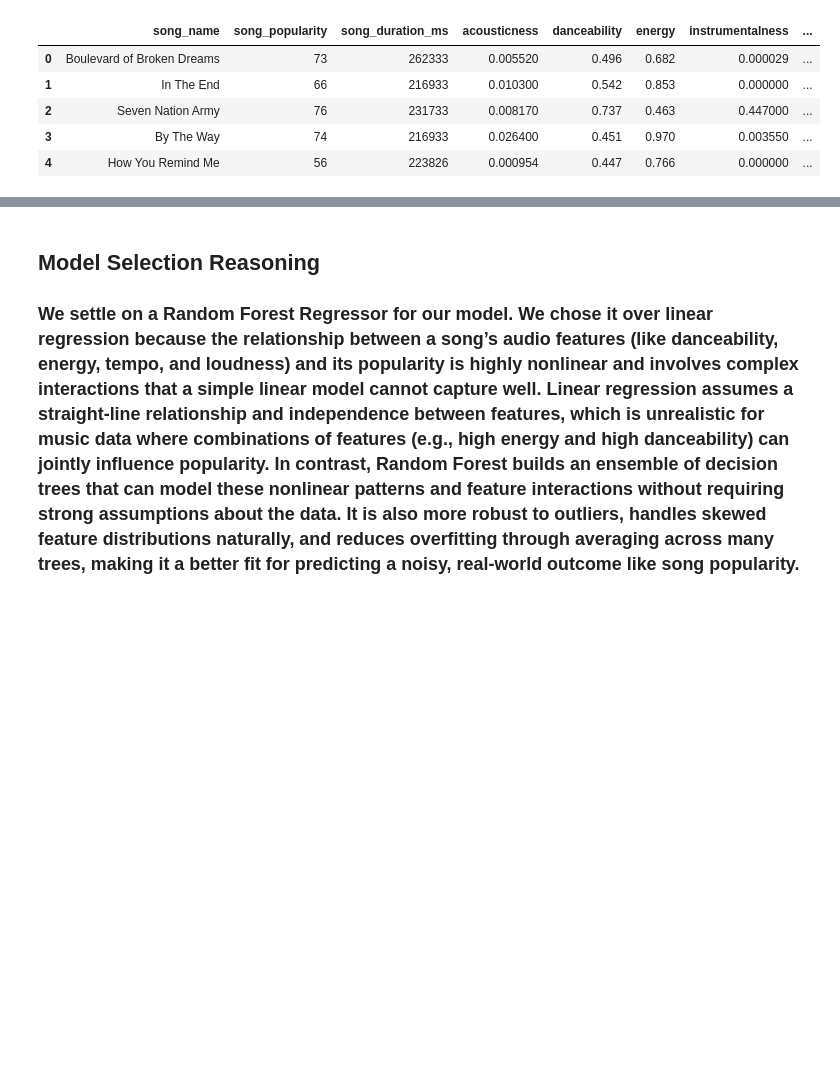
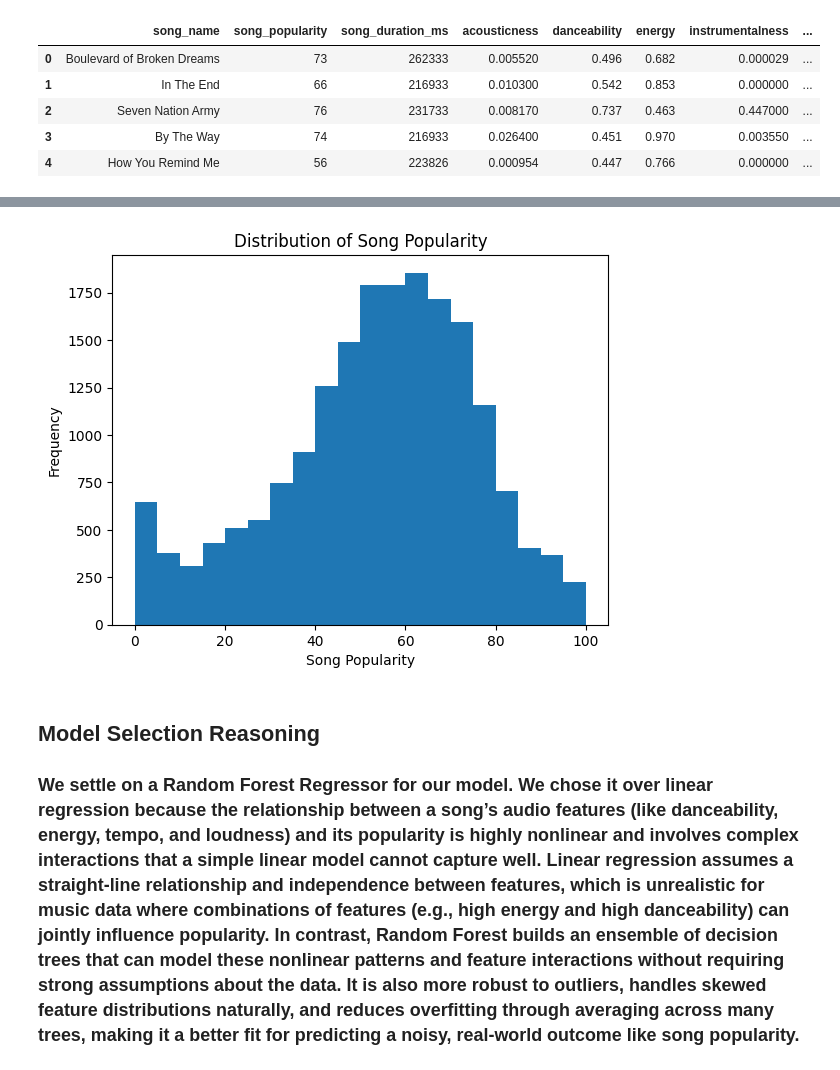
Before and after one commit to JedDataScience/Machine_learning_final, a Jupyter notebook: Song_Linear_regression.ipynb, the cells around one changed output, grey strips where cells are left out. Cells and saved outputs as stored; diff of their text form; code cells hidden in the pictures; blank space fills up the shorter version.

```diff
--- a/Song_Linear_regression.ipynb
+++ b/Song_Linear_regression.ipynb
@@ -129,3 +139,11 @@ data.head()
+# %%
+plt.hist(data["song_popularity"], bins=20)
+plt.xlabel("Song Popularity")
+plt.ylabel("Frequency")
+plt.title("Distribution of Song Popularity")
+plt.show()
+# %% [output]
+[figure, added]
 # %% [markdown]
 ## Model Selection Reasoning
 
```
Also changed, not shown: parts of 2 cells of this notebook.
